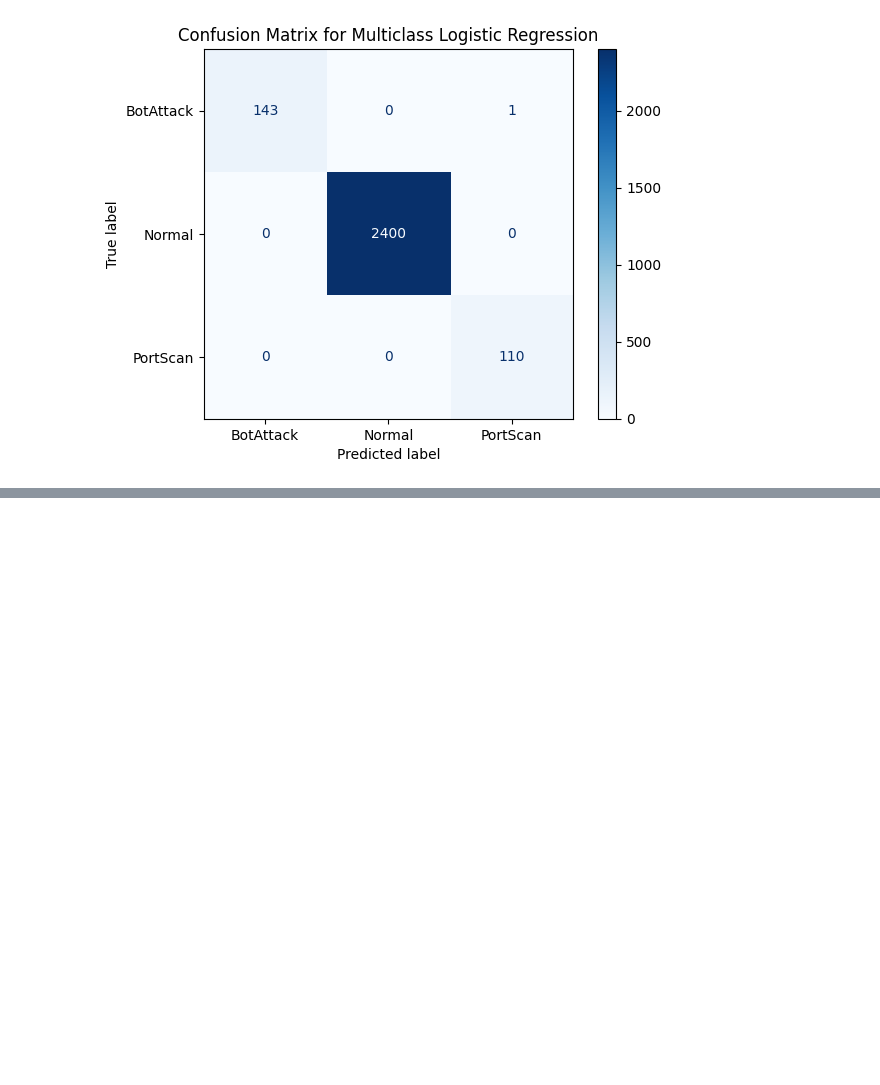
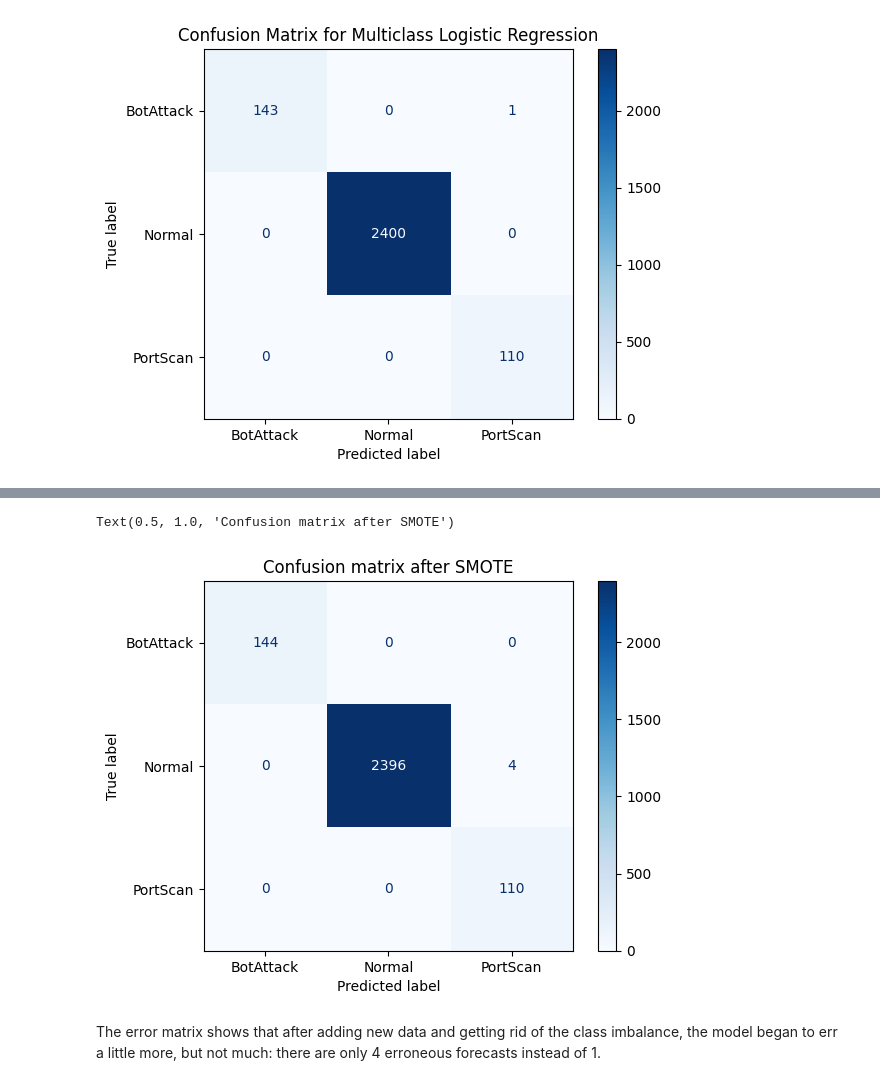
Before and after one commit to iamrus1/Intrusion-Log-Analysis, a Jupyter notebook: Intrusion detection log analysis Eng.ipynb, the cells around one changed output, grey strips where cells are left out. Cells and saved outputs as stored; diff of their text form; code cells hidden in the pictures; blank space fills up the shorter version.

Commit message:
Completing the translation for Logistic Regression

```diff
--- a/Intrusion detection log analysis Eng.ipynb
+++ b/Intrusion detection log analysis Eng.ipynb
@@ -574,0 +669,3 @@ Text(0.5, 1.0, 'Confusion Matrix for Multiclass Logistic Regression')
+# %%
+model2 = LogisticRegression()
+model2.fit(X_train_smote, y_train_smote)
@@ -575 +691,9 @@ Text(0.5, 1.0, 'Confusion Matrix for Multiclass Logistic Regression')
+# %%
+ConfusionMatrixDisplay.from_estimator(model2, X_test, y_test, cmap='Blues')
+plt.title('Confusion matrix after SMOTE')
+# %% [output]
+Text(0.5, 1.0, 'Confusion matrix after SMOTE')
+[figure, added]
+# %% [markdown]
+The error matrix shows that after adding new data and getting rid of the class imbalance, the model began to err a little more, but not much: there are only 4 erroneous forecasts instead of 1.
 # %% [markdown]
```
Also changed, not shown: parts of 28 cells of this notebook, 1 other file.
